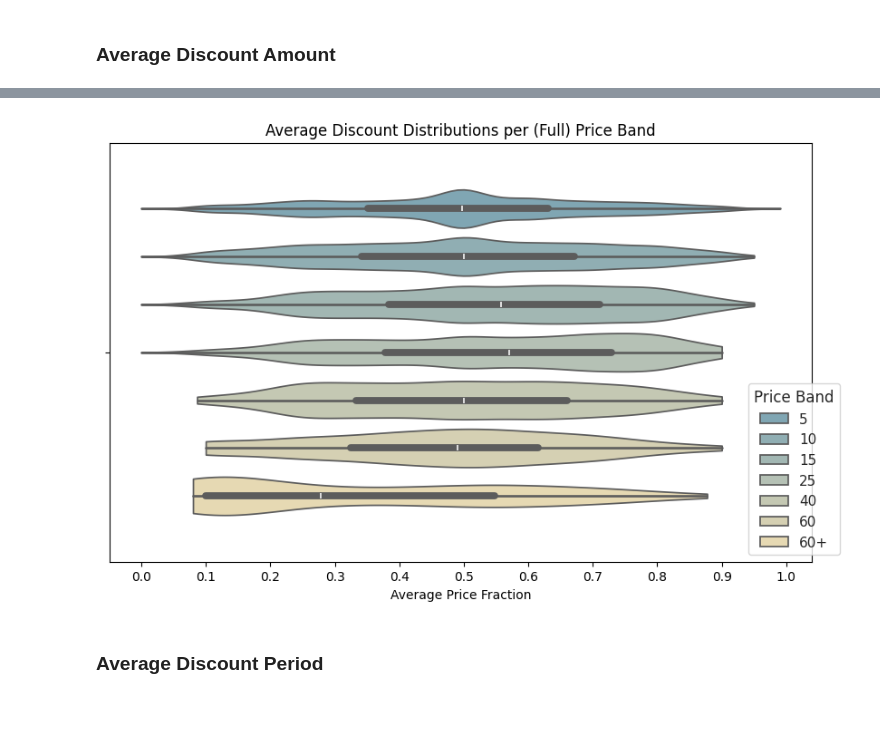
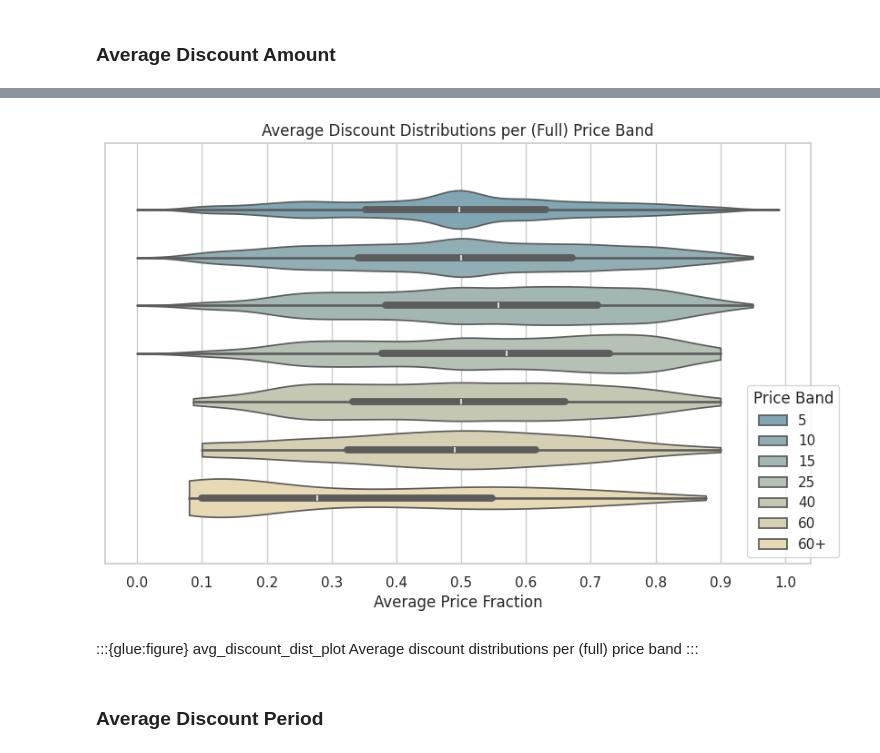
Before and after one commit to aritmos/steam-explorer, a Jupyter notebook: src/book/notebooks/pricehistory.ipynb, the cells around one changed output, grey strips where cells are left out. Cells and saved outputs as stored; diff of their text form; code cells hidden in the pictures; blank space fills up the shorter version.

```diff
--- a/src/book/notebooks/pricehistory.ipynb
+++ b/src/book/notebooks/pricehistory.ipynb
@@ -13,6 +13,5 @@ The sql extension is already loaded. To reload it, use:
 # %% [markdown]
 ## Analysis
 # %%
-app_pricehistory_result = %sql SELECT * FROM app_pricehistory
-app_pricehistory_df = app_pricehistory_result.DataFrame();
+app_pricehistory_df = %sql SELECT * FROM app_pricehistory
 # %% [output]
@@ -56,10 +66,18 @@ discounts["band"] = discounts["price_full"].map(price_to_band)
 # %%
 fig, ax = plt.subplots(figsize=(10,6))
 sns.set_theme(style="whitegrid")
-plot = sns.violinplot(data=discounts, x="price_fraction", hue="band", hue_order=price_bands_str, palette=palette_blue_yellow, gap=0.2, cut=0)
+plot = sns.violinplot(
+    data = discounts,
+    x = "price_fraction",
+    hue = "band",
+    hue_order = price_bands_str,
+    palette = palette_blue_yellow,
+    gap = 0.2,
+    cut = 0
+)
 plt.legend(title="Price Band", loc="lower right", bbox_to_anchor=(1.05, 0))
 plt.xticks([x / 10 for x in range(11)])
 plt.xlabel("Average Price Fraction")
-plt.title("Average Discount Distributions per (Full) Price Band")
-plt.show(plot)
+# plt.title("Average Discount Distributions per (Full) Price Band")
+%glue avg_discount_dist_plot = fig
 # %% [output]
@@ -66,4 +85,8 @@ plt.show(plot)
-[figure, old version]
+[figure, new version]
+# %% [markdown]
+:::{glue:figure} avg_discount_dist_plot
+Average discount distributions per (full) price band
+:::
 # %% [markdown]
 ### Average Discount Period
 # %%
```
Also changed, not shown: parts of 15 cells of this notebook, 5 other files.
